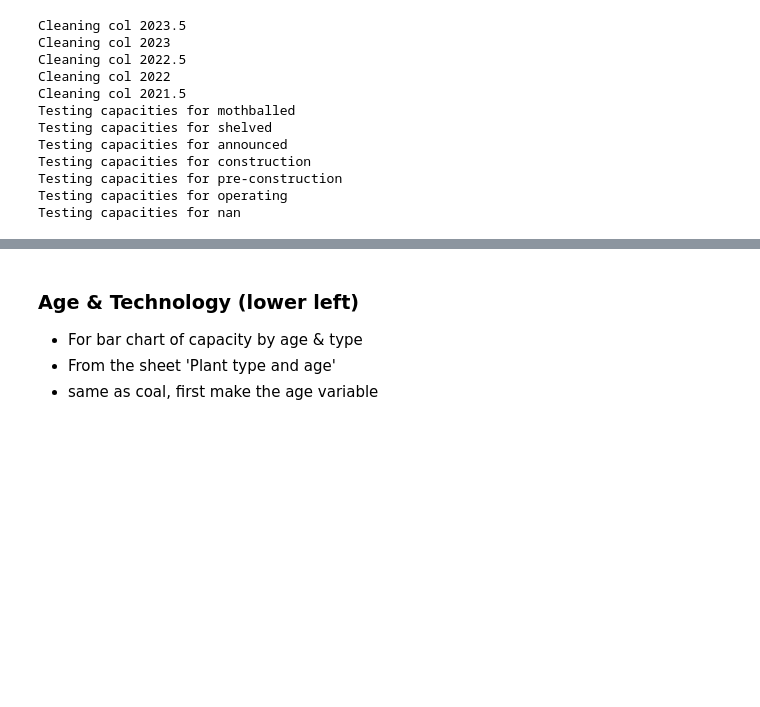
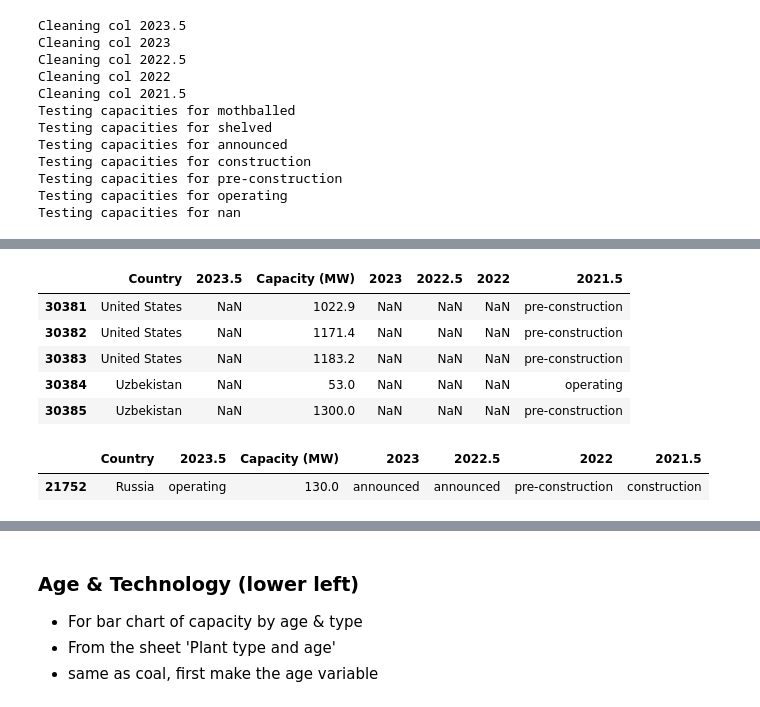
Before and after one commit to GlobalEnergyMonitor/GOGPT-dashboard, a Jupyter notebook: Gas plants dashboard - pre-process data.ipynb, the cells around one changed output, grey strips where cells are left out. Drawn from its saved outputs; the diff is of its cells as text; code cells hidden in the pictures; blank space fills up the shorter version.

```diff
--- a/Gas plants dashboard - pre-process data.ipynb
+++ b/Gas plants dashboard - pre-process data.ipynb
@@ -612,0 +562,14 @@ Testing capacities for nan
+# %%
+gogpt_status_uncondensed_merged.tail()
+# %% [output]
+|  | Country | 2023.5 | Capacity (MW) | 2023 | 2022.5 | 2022 | 2021.5 |
+| 30381 | United States | NaN | 1022.9 | NaN | NaN | NaN | pre-construction |
+| 30382 | United States | NaN | 1171.4 | NaN | NaN | NaN | pre-construction |
+| 30383 | United States | NaN | 1183.2 | NaN | NaN | NaN | pre-construction |
+| 30384 | Uzbekistan | NaN | 53.0 | NaN | NaN | NaN | operating |
+| 30385 | Uzbekistan | NaN | 1300.0 | NaN | NaN | NaN | pre-construction |
+# %%
+gogpt_status_uncondensed_merged.sample()
+# %% [output]
+|  | Country | 2023.5 | Capacity (MW) | 2023 | 2022.5 | 2022 | 2021.5 |
+| 21752 | Russia | operating | 130.0 | announced | announced | pre-construction | construction |
```
Also changed, not shown: parts of 19 cells of this notebook, 3 other files.
